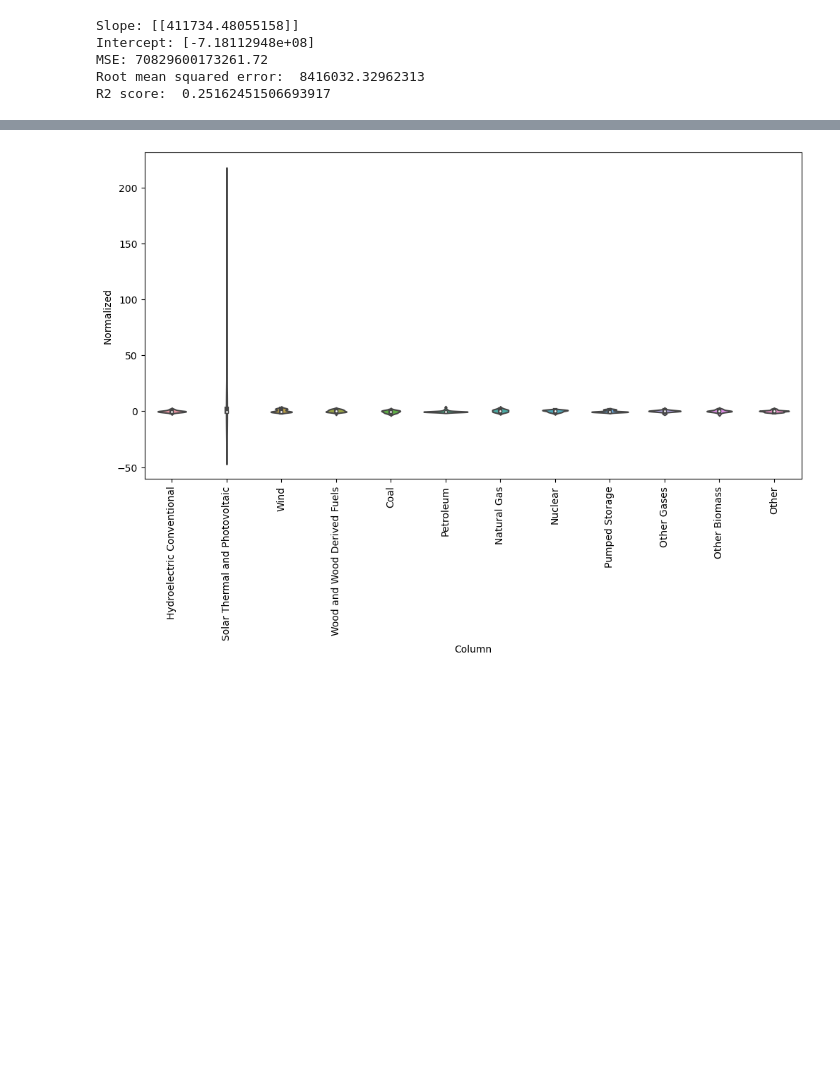
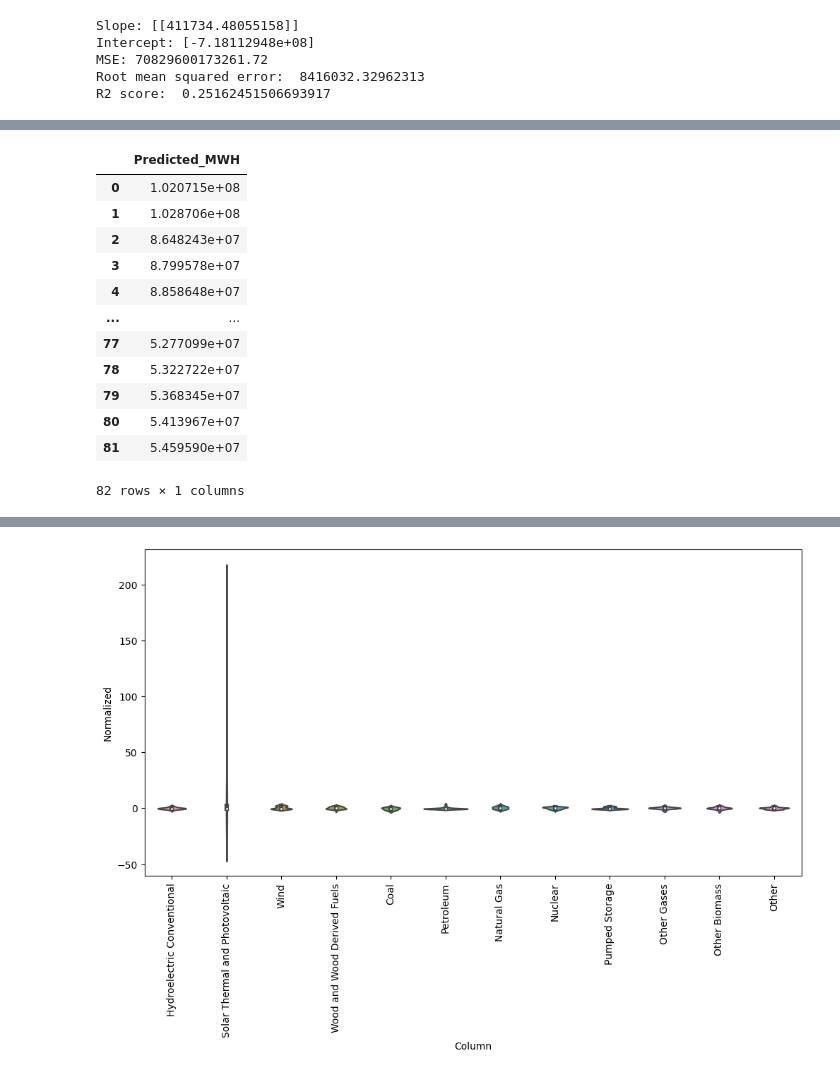
Before and after one commit to DavidN0809/ECGR-4105, a Jupyter notebook: Final Project/EV_Prediction_Grid_Stability.ipynb, the cells around one changed output, grey strips where cells are left out. Saved outputs shown, nothing was run; the diff lists cells and outputs as text; code cells hidden in the pictures; blank space fills up the shorter version.

```diff
--- a/Final Project/EV_Prediction_Grid_Stability.ipynb
+++ b/Final Project/EV_Prediction_Grid_Stability.ipynb
@@ -389,0 +299,26 @@ Name: Total, dtype: float64
+# %%
+Xfuture = np.arange(0,50) + 2022
+
+Xfuture=Xfuture.reshape(-1,1)
+
+futurepredict = np.append(y, classifier.predict(Xfuture))
+futurepredict= futurepredict.reshape(-1,1)
+# %%
+df_output = pd.DataFrame(futurepredict, columns = ["Predicted_MWH"])
+df_output.to_csv('predicted_grid.csv')
+# %%
+df_output
+# %% [output]
+|  | Predicted_MWH |
+| 0 | 1.020715e+08 |
+| 1 | 1.028706e+08 |
+| 2 | 8.648243e+07 |
+| 3 | 8.799578e+07 |
+| 4 | 8.858648e+07 |
+| ... | ... |
+| 77 | 5.277099e+07 |
+| 78 | 5.322722e+07 |
+| 79 | 5.368345e+07 |
+| 80 | 5.413967e+07 |
+| 81 | 5.459590e+07 |
+82 rows × 1 columns
```
Also changed, not shown: parts of 39 cells of this notebook, 1 other file.
